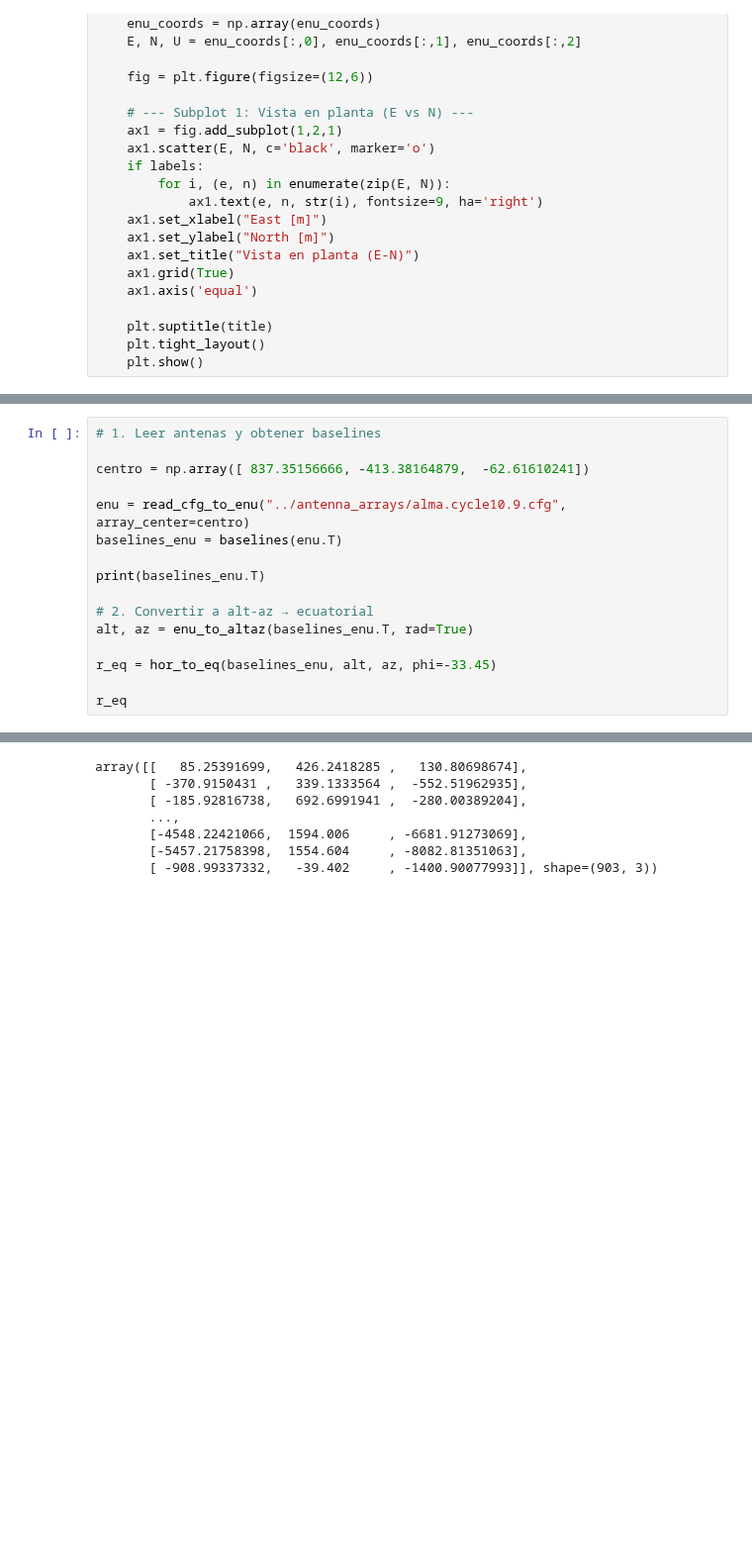
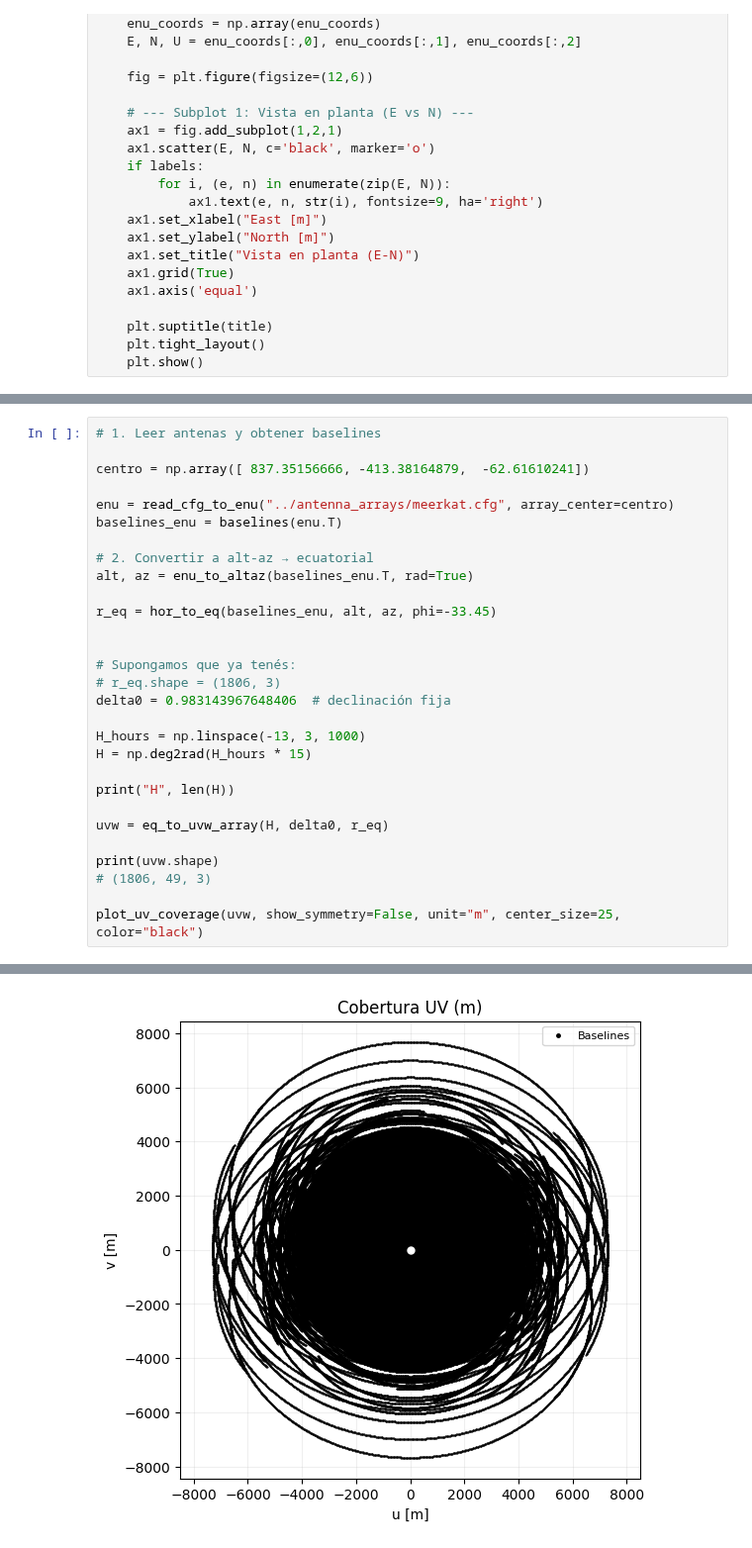
Before and after one commit to Mieres7/RadioInterferometry, a Jupyter notebook: lab1/laboratory1.ipynb, the cells around one changed output, grey strips where cells are left out. Shown at 99% size. Cells and saved outputs as stored; diff of their text form; blank space fills up the shorter version.

```diff
--- a/lab1/laboratory1.ipynb
+++ b/lab1/laboratory1.ipynb
@@ -269,15 +427,28 @@ def eq_to_uvw_array(H_array, delta, r_eq):
 
 centro = np.array([ 837.35156666, -413.38164879,  -62.61610241])
 
-enu = read_cfg_to_enu("../antenna_arrays/alma.cycle10.9.cfg", array_center=centro)
+enu = read_cfg_to_enu("../antenna_arrays/meerkat.cfg", array_center=centro)
 baselines_enu = baselines(enu.T)
-
-print(baselines_enu.T)
 
 # 2. Convertir a alt-az → ecuatorial
 alt, az = enu_to_altaz(baselines_enu.T, rad=True)
 
 r_eq = hor_to_eq(baselines_enu, alt, az, phi=-33.45)
 
-r_eq
+
+# Supongamos que ya tenés:
+# r_eq.shape = (1806, 3)
+delta0 = 0.983143967648406  # declinación fija
+
+H_hours = np.linspace(-13, 3, 1000)
+H = np.deg2rad(H_hours * 15)
+
+print("H", len(H))
+
+uvw = eq_to_uvw_array(H, delta0, r_eq)
+
+print(uvw.shape)
+# (1806, 49, 3)
+
+plot_uv_coverage(uvw, show_symmetry=False, unit="m", center_size=25, color="black")
 # %% [output]
@@ -295,7 +462 @@ Alt (903,)
-array([[   85.25391699,   426.2418285 ,   130.80698674],
-       [ -370.9150431 ,   339.1333564 ,  -552.51962935],
-       [ -185.92816738,   692.6991941 ,  -280.00389204],
-       ...,
-       [-4548.22421066,  1594.006     , -6681.91273069],
-       [-5457.21758398,  1554.604     , -8082.81351063],
-       [ -908.99337332,   -39.402     , -1400.90077993]], shape=(903, 3))
+[figure, added]
```
Also changed, not shown: parts of 4 cells of this notebook, 2 other files.
